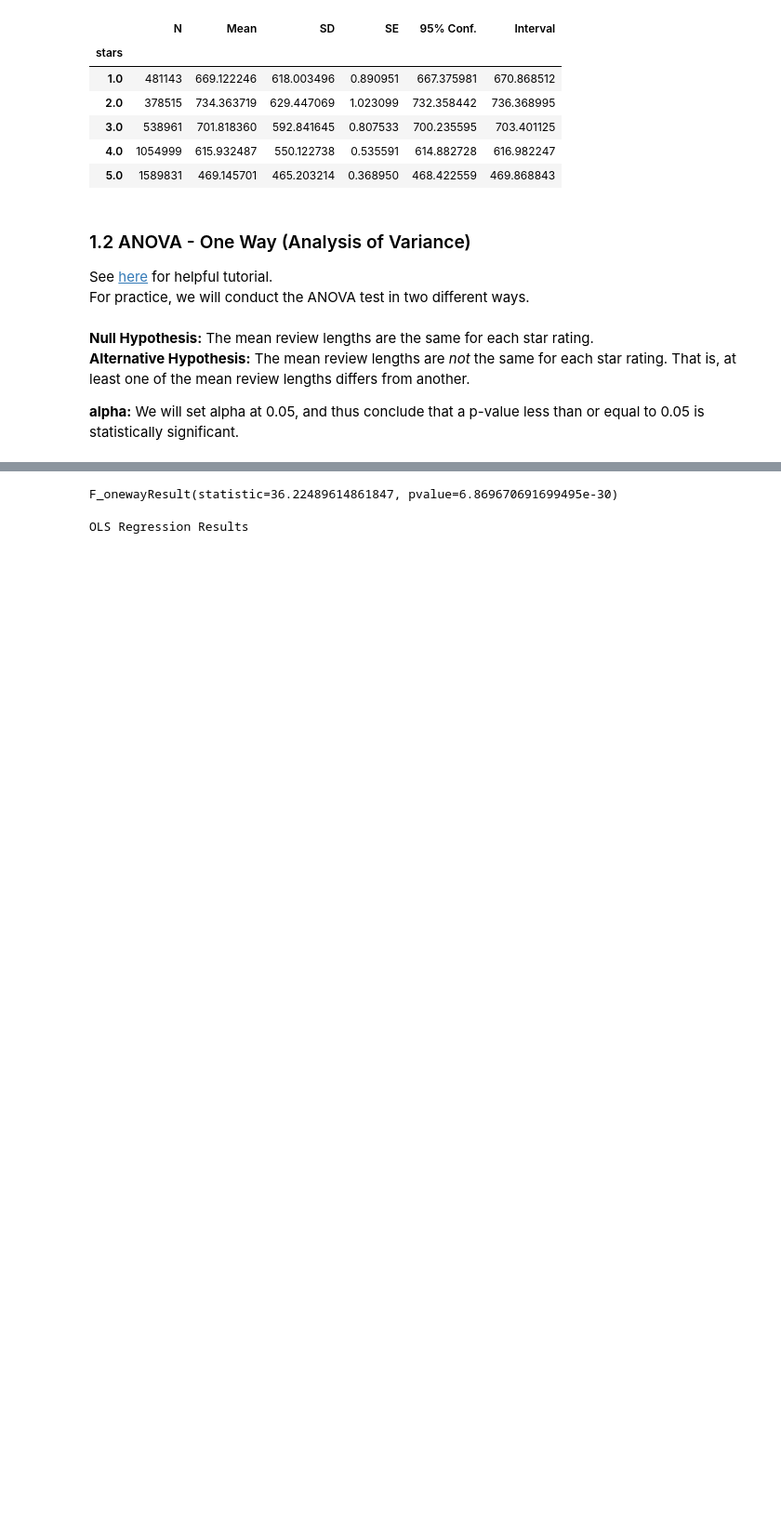
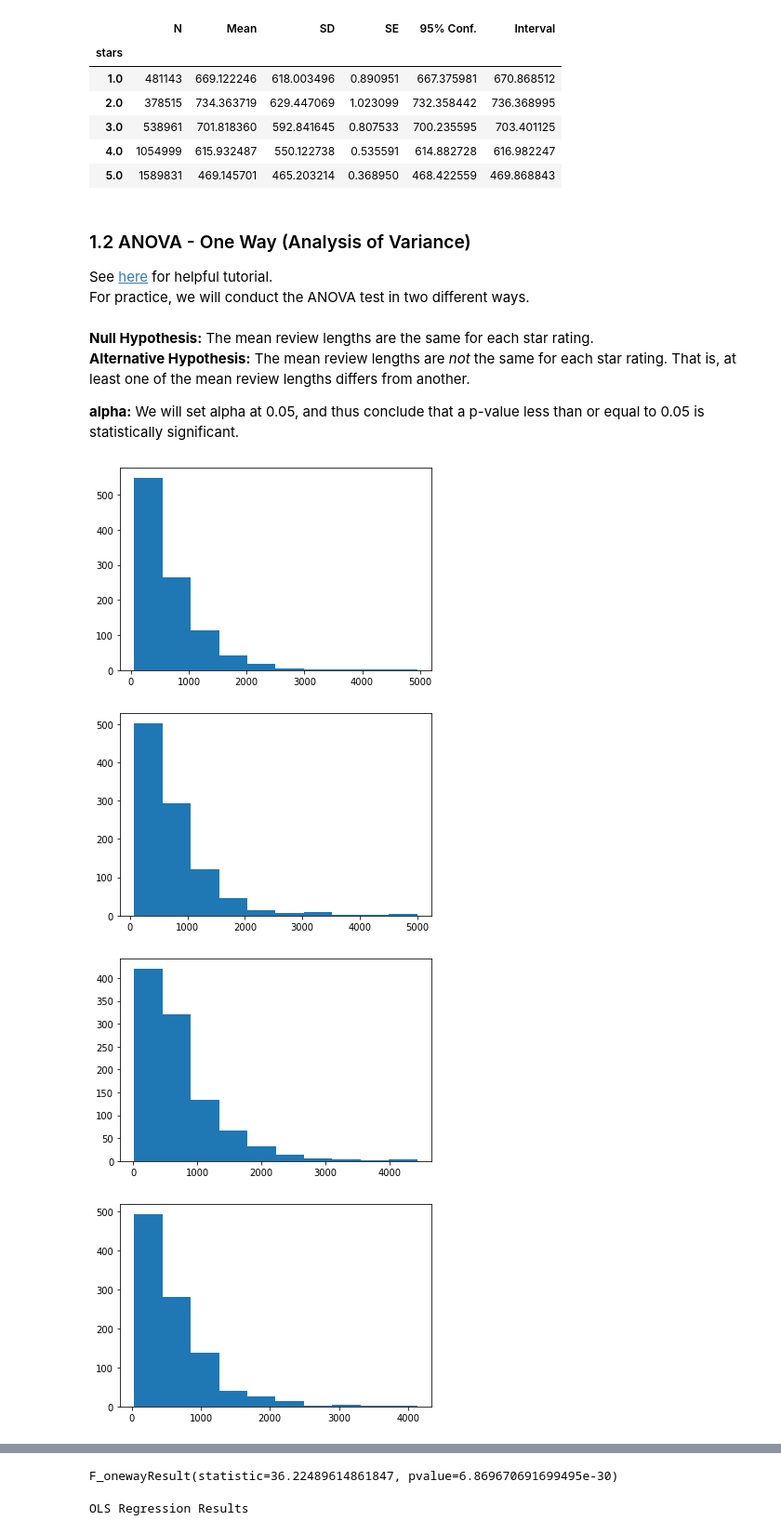
Before and after one commit to walkerpage/springboard, a Jupyter notebook: Capstone_Projects/Capstone_Project_1/Code/Capstone_Project_1_Statistical_Data_Analysis.ipynb, the cells around one changed output, grey strips where cells are left out. Shown at 93% size. Drawn from its saved outputs; the diff is of its cells as text; code cells hidden in the pictures; blank space fills up the shorter version.

```diff
--- a/Capstone_Projects/Capstone_Project_1/Code/Capstone_Project_1_Statistical_Data_Analysis.ipynb
+++ b/Capstone_Projects/Capstone_Project_1/Code/Capstone_Project_1_Statistical_Data_Analysis.ipynb
@@ -112,3 +113,15 @@ two_star_lens_sample = two_star_lens.sample(n=1000, random_state=7)
 three_star_lens_sample = three_star_lens.sample(n=1000, random_state=7)
 four_star_lens_sample = four_star_lens.sample(n=1000, random_state=7)
 five_star_lens_sample = five_star_lens.sample(n=1000, random_state=7)
+# %%
+# Plotting samples to show distributions of data
+samples = [one_star_lens_sample, two_star_lens_sample, three_star_lens_sample, four_star_lens_sample, five_star_lens_sample]
+
+for sample in samples:
+    plt.hist(sample)
+    plt.show()
+# %% [output]
+[figure, added]
+[figure, added]
+[figure, added]
+[figure, added]
```
Also changed, not shown: parts of 10 cells of this notebook.
